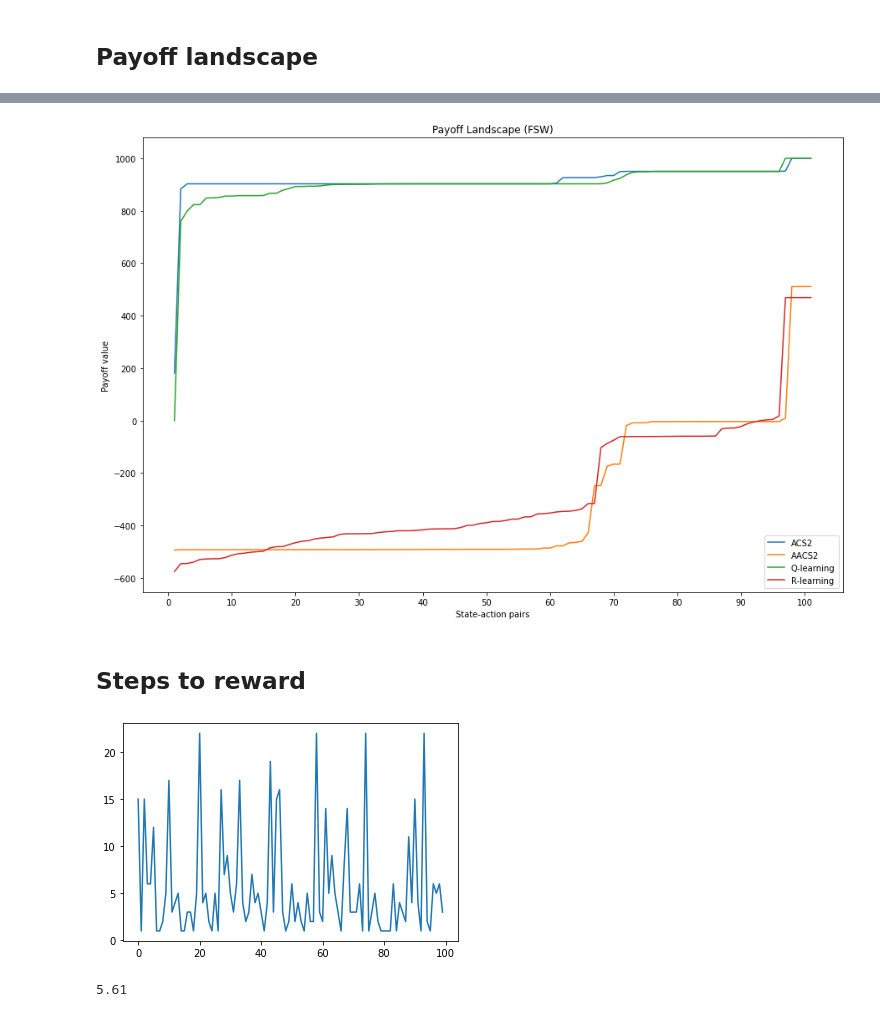
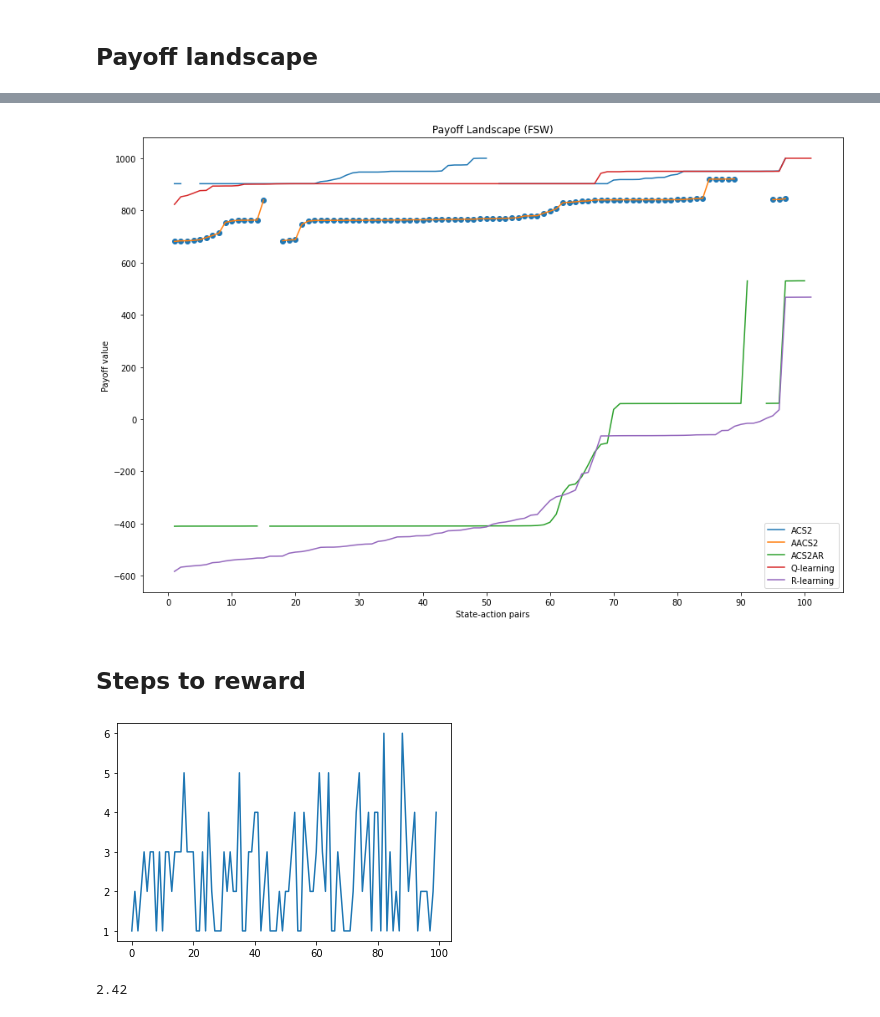
Before and after one commit to ParrotPrediction/pyalcs-experiments, a Jupyter notebook: reward-optimization-experiments/Woods strategy.ipynb, the cells around one changed output, grey strips where cells are left out. Cells and saved outputs as stored; diff of their text form; code cells hidden in the pictures.

```diff
--- a/reward-optimization-experiments/Woods strategy.ipynb
+++ b/reward-optimization-experiments/Woods strategy.ipynb
@@ -198,5 +198,5 @@ cfg = acs2.Configuration(8, 8,
 
 
 agent = acs2.ACS2(cfg)
-acs2_population, acs2_metrics = agent.explore(env, 10_000)
+acs2_population, acs2_metrics = agent.explore(env, 1_000)
 # %% [output]
@@ -242,7 +242,7 @@ aacs2_cfg = aacs2.Configuration(8, 8,
                                 biased_exploration_prob=0.2)
 
 aacs2_agent = aacs2.AACS2(aacs2_cfg)
-aacs2_population, aacs2_metrics = aacs2_agent.explore_exploit(env, 200_000)
+aacs2_population, aacs2_metrics = aacs2_agent.explore_exploit(env, 2_000) # was 200_000
 
 # worked for 200k with GA=false
 # %% [output]
@@ -272,5 +272,5 @@ acs2ar_cfg = acs2ar.Configuration(8, 8,
 
 
 acs2ar_agent = acs2ar.ACS2AR(aacs2_cfg)
-acs2ar_population, acs2ar_metrics = acs2ar_agent.explore_exploit(env, 1000)
+acs2ar_population, acs2ar_metrics = acs2ar_agent.explore_exploit(env, 15000)
 # %% [output]
@@ -382,7 +382,7 @@ def avg(matrices):
     return X
 # %%
 # perform r-learning
-experiments = 10
+experiments = 2
 Rs = []
 rhos = []
 
@@ -463,36 +471,36 @@ y_rlearning = sorted([v['r-learning'] for k, v in payoffs.items()])
 
 # ACS2
 # plt.scatter(x, y_acs2)
 plt.plot(x, y_acs2, label='ACS2')
 
 # AACS2
 # plt.scatter(x, y_aacs2)
 plt.plot(x, y_aacs2, label='AACS2')
 
 # ACS2AR
-# plt.scatter(x, y_aacs2)
-# plt.plot(x, y_acs2ar, label='ACS2AR')
+plt.scatter(x, y_aacs2)
+plt.plot(x, y_acs2ar, label='ACS2AR')
 
 # Q-learning
 # plt.scatter(x, y_qlearning)
 plt.plot(x, y_qlearning, label='Q-learning')
 
 # R-learning
 # plt.scatter(x, y_qlearning)
 plt.plot(x, y_rlearning, label='R-learning')
 
 ax.xaxis.set_major_locator(MultipleLocator(10))
 ax.xaxis.set_major_formatter(FormatStrFormatter('%1.0f'))
 
 ax.set_xlabel("State-action pairs")
 ax.set_ylabel("Payoff value")
 ax.set_title("Payoff Landscape (FSW)")
 
 ax.legend(loc='lower right')
 
 plt.show()
 # %% [output]
-[figure, old version]
+[figure, new version]
 # %% [markdown]
 ## Steps to reward
 # %%
@@ -501,8 +509,8 @@ m = parse_metrics(acs2_explt_metrics)
 plt.plot(m['trial'], m['steps_in_trial'])
 plt.show()
 # %% [output]
-[figure, old version]
+[figure, new version]
 # %%
 m['steps_in_trial'].mean()
 # %% [output]
-5.61
+2.42
```
Also changed, not shown: parts of 8 cells of this notebook, 13 other files.
